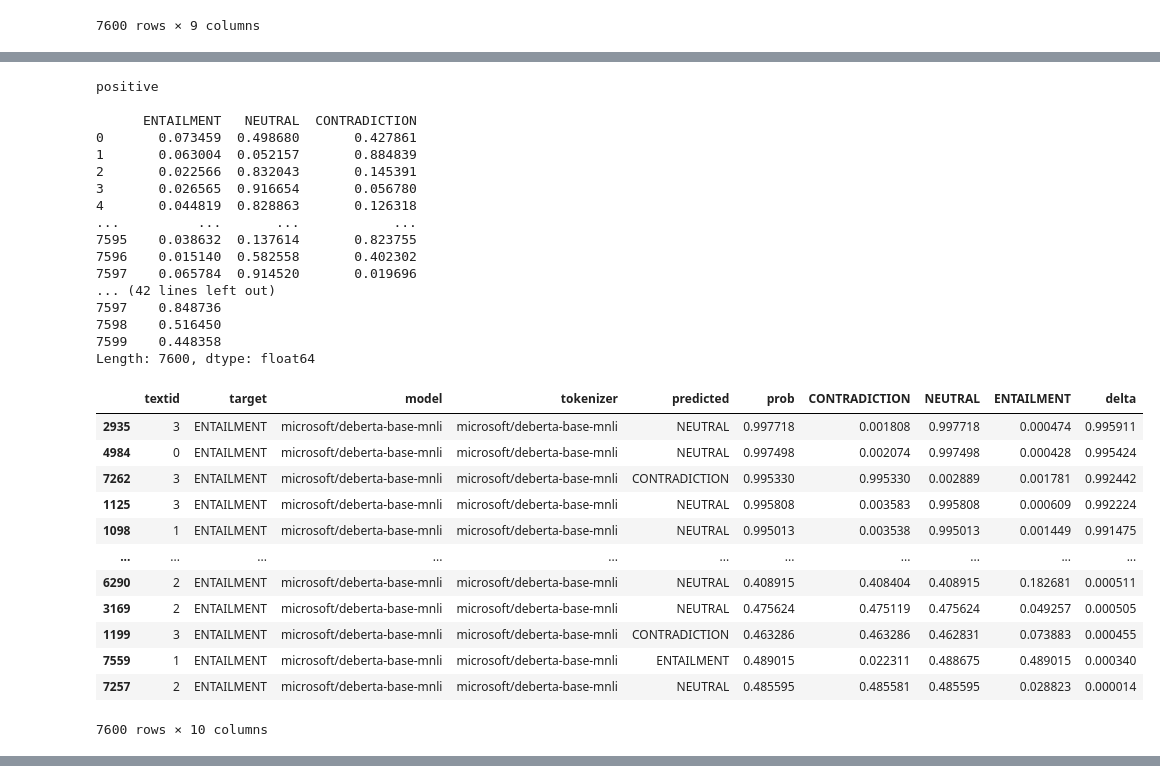
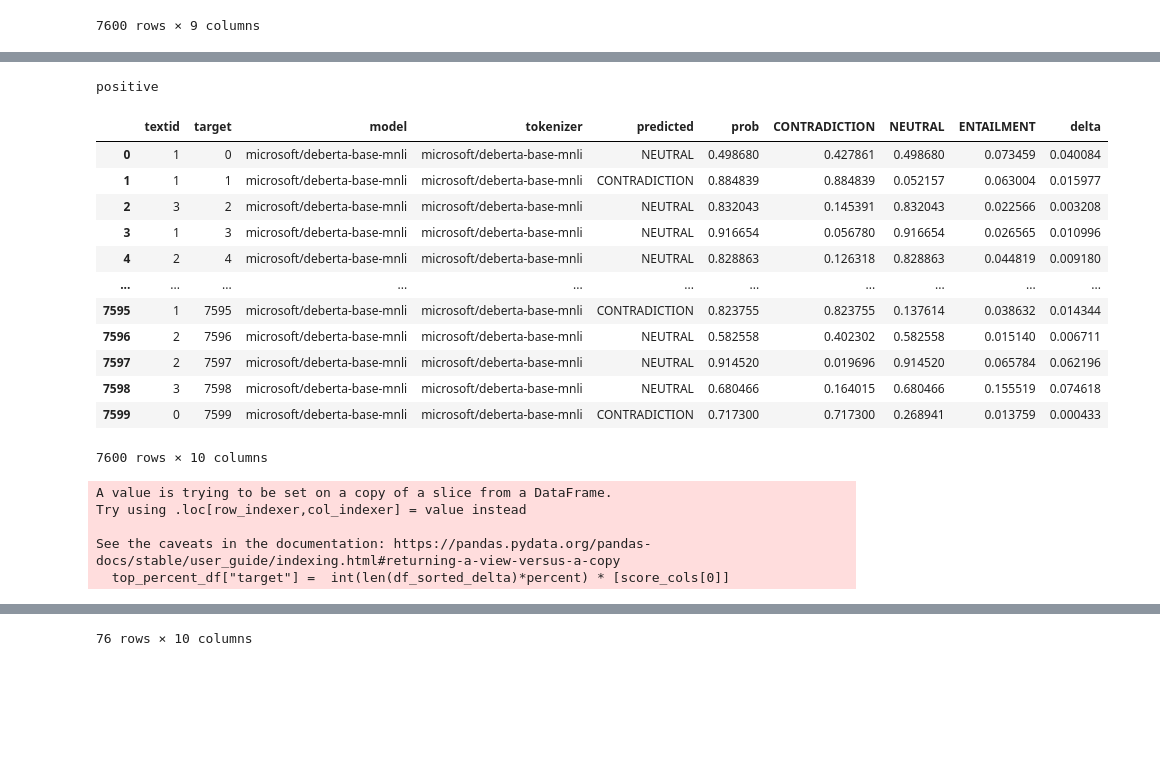
Before and after one commit to l0STAwaY/NLP_Midterm_Osvaldo_Yizhou_David, a Jupyter notebook: testing_function_Design.ipynb, the cells around one changed output, grey strips where cells are left out. Drawn from its saved outputs; the diff is of its cells as text; code cells hidden in the pictures; blank space fills up the shorter version.

```diff
--- a/testing_function_Design.ipynb
+++ b/testing_function_Design.ipynb
@@ -65,6 +68,7 @@ display(top_df)
 # %%
 import pandas as pd
 import numpy as np
+
 
 def get_positive_example(df, percent=0.1, score_cols=['entailment', 'neutral', 'contradiction']):
     """
@@ -80,81 +84,74 @@ def get_positive_example(df, percent=0.1, score_cols=['entailment', 'neutral', '
         pd.DataFrame: DataFrame with top X% most confident examples.
     """
     # First, select top entailment per target
-    top_df = top_entailment_per_target(df)
+
 
     # Extract MNLI score values
-    scores = top_df[score_cols]
-    print(  scores)
+    top_df = top_entailment_per_target(data)
+    scores = df.groupby("target")["ENTAILMENT"]
+    # print(  scores)
     #Maximum values per row:
-    largeset_score = np.max(scores,axis = 1)
+    largeset_score = scores.max()
     # make it so that
     # all value before -2 are less thanit and all value after it are greater, so we specify that there is only index -1 greater than it
-    second_largest = pd.Series([np.partition(scores.iloc[i], -2)[-2] for i in range(len(scores))])
-    print("largest\n")
-    print(largeset_score)
-    print("second largest\n")
-    print( second_largest )
+    second_largest = scores.apply(lambda x: np.partition(x, -2)[-2])
+
+    # print("largest\n")
+    # print(largeset_score)
+    # print("second largest\n")
+    # print( second_largest )
 
     delta =  largeset_score-second_largest
-    print("delta\n")
-    print( delta )
+    # print("delta\n")
+    # print( delta )
 
     # this gets us the value on the top
 
     top_df["delta"]= delta
+
+    display(top_df)
 
     # the smaller index the greater
     df_sorted_delta = top_df.sort_values(by='delta', ascending=False)
 
     top_percent_df = df_sorted_delta[:int(len(df_sorted_delta)*percent)]
 
-    top_percent_df["target"] =  len(df_sorted_delta)*percent * [score_cols[0]]
+    top_percent_df["target"] =  int(len(df_sorted_delta)*percent) * [score_cols[0]]
 
     return top_percent_df
 
 
 
 
 
 # Only MNLI scores matter
 mnli_labels = ['ENTAILMENT', 'NEUTRAL', 'CONTRADICTION']
 
 # mnli_labels =['entailment', 'neutral', 'contradiction']
 
 
 
 # Get top 10% most confident rows
 
 print("positive\n")
-display(get_positive_example(data, percent=1, score_cols=mnli_labels))
+display(get_positive_example(data, percent=0.01, score_cols=mnli_labels))
 # %% [output]
 positive
-
-      ENTAILMENT   NEUTRAL  CONTRADICTION
-0       0.073459  0.498680       0.427861
-1       0.063004  0.052157       0.884839
-2       0.022566  0.832043       0.145391
-3       0.026565  0.916654       0.056780
-4       0.044819  0.828863       0.126318
-...          ...       ...            ...
-7595    0.038632  0.137614       0.823755
-7596    0.015140  0.582558       0.402302
-7597    0.065784  0.914520       0.019696
-... (42 lines left out)
-7597    0.848736
-7598    0.516450
-7599    0.448358
-Length: 7600, dtype: float64
 |  | textid | target | model | tokenizer | predicted | prob | CONTRADICTION | NEUTRAL | ENTAILMENT | delta |
-| 2935 | 3 | ENTAILMENT | microsoft/deberta-base-mnli | microsoft/deberta-base-mnli | NEUTRAL | 0.997718 | 0.001808 | 0.997718 | 0.000474 | 0.995911 |
-| 4984 | 0 | ENTAILMENT | microsoft/deberta-base-mnli | microsoft/deberta-base-mnli | NEUTRAL | 0.997498 | 0.002074 | 0.997498 | 0.000428 | 0.995424 |
-| 7262 | 3 | ENTAILMENT | microsoft/deberta-base-mnli | microsoft/deberta-base-mnli | CONTRADICTION | 0.995330 | 0.995330 | 0.002889 | 0.001781 | 0.992442 |
-| 1125 | 3 | ENTAILMENT | microsoft/deberta-base-mnli | microsoft/deberta-base-mnli | NEUTRAL | 0.995808 | 0.003583 | 0.995808 | 0.000609 | 0.992224 |
-| 1098 | 1 | ENTAILMENT | microsoft/deberta-base-mnli | microsoft/deberta-base-mnli | NEUTRAL | 0.995013 | 0.003538 | 0.995013 | 0.001449 | 0.991475 |
+| 0 | 1 | 0 | microsoft/deberta-base-mnli | microsoft/deberta-base-mnli | NEUTRAL | 0.498680 | 0.427861 | 0.498680 | 0.073459 | 0.040084 |
+| 1 | 1 | 1 | microsoft/deberta-base-mnli | microsoft/deberta-base-mnli | CONTRADICTION | 0.884839 | 0.884839 | 0.052157 | 0.063004 | 0.015977 |
+| 2 | 3 | 2 | microsoft/deberta-base-mnli | microsoft/deberta-base-mnli | NEUTRAL | 0.832043 | 0.145391 | 0.832043 | 0.022566 | 0.003208 |
+| 3 | 1 | 3 | microsoft/deberta-base-mnli | microsoft/deberta-base-mnli | NEUTRAL | 0.916654 | 0.056780 | 0.916654 | 0.026565 | 0.010996 |
+| 4 | 2 | 4 | microsoft/deberta-base-mnli | microsoft/deberta-base-mnli | NEUTRAL | 0.828863 | 0.126318 | 0.828863 | 0.044819 | 0.009180 |
 | ... | ... | ... | ... | ... | ... | ... | ... | ... | ... | ... |
-| 6290 | 2 | ENTAILMENT | microsoft/deberta-base-mnli | microsoft/deberta-base-mnli | NEUTRAL | 0.408915 | 0.408404 | 0.408915 | 0.182681 | 0.000511 |
-| 3169 | 2 | ENTAILMENT | microsoft/deberta-base-mnli | microsoft/deberta-base-mnli | NEUTRAL | 0.475624 | 0.475119 | 0.475624 | 0.049257 | 0.000505 |
-| 1199 | 3 | ENTAILMENT | microsoft/deberta-base-mnli | microsoft/deberta-base-mnli | CONTRADICTION | 0.463286 | 0.463286 | 0.462831 | 0.073883 | 0.000455 |
-| 7559 | 1 | ENTAILMENT | microsoft/deberta-base-mnli | microsoft/deberta-base-mnli | ENTAILMENT | 0.489015 | 0.022311 | 0.488675 | 0.489015 | 0.000340 |
-| 7257 | 2 | ENTAILMENT | microsoft/deberta-base-mnli | microsoft/deberta-base-mnli | NEUTRAL | 0.485595 | 0.485581 | 0.485595 | 0.028823 | 0.000014 |
+| 7595 | 1 | 7595 | microsoft/deberta-base-mnli | microsoft/deberta-base-mnli | CONTRADICTION | 0.823755 | 0.823755 | 0.137614 | 0.038632 | 0.014344 |
+| 7596 | 2 | 7596 | microsoft/deberta-base-mnli | microsoft/deberta-base-mnli | NEUTRAL | 0.582558 | 0.402302 | 0.582558 | 0.015140 | 0.006711 |
+| 7597 | 2 | 7597 | microsoft/deberta-base-mnli | microsoft/deberta-base-mnli | NEUTRAL | 0.914520 | 0.019696 | 0.914520 | 0.065784 | 0.062196 |
+| 7598 | 3 | 7598 | microsoft/deberta-base-mnli | microsoft/deberta-base-mnli | NEUTRAL | 0.680466 | 0.164015 | 0.680466 | 0.155519 | 0.074618 |
+| 7599 | 0 | 7599 | microsoft/deberta-base-mnli | microsoft/deberta-base-mnli | CONTRADICTION | 0.717300 | 0.717300 | 0.268941 | 0.013759 | 0.000433 |
 7600 rows × 10 columns
+A value is trying to be set on a copy of a slice from a DataFrame.
+Try using .loc[row_indexer,col_indexer] = value instead
+
+See the caveats in the documentation: https://pandas.pydata.org/pandas-docs/stable/user_guide/indexing.html#returning-a-view-versus-a-copy
+  top_percent_df["target"] =  int(len(df_sorted_delta)*percent) * [score_cols[0]]
@@ -160,0 +170 @@ Length: 7600, dtype: float64
+76 rows × 10 columns
```
Also changed, not shown: parts of 12 cells of this notebook, 5 other files.
